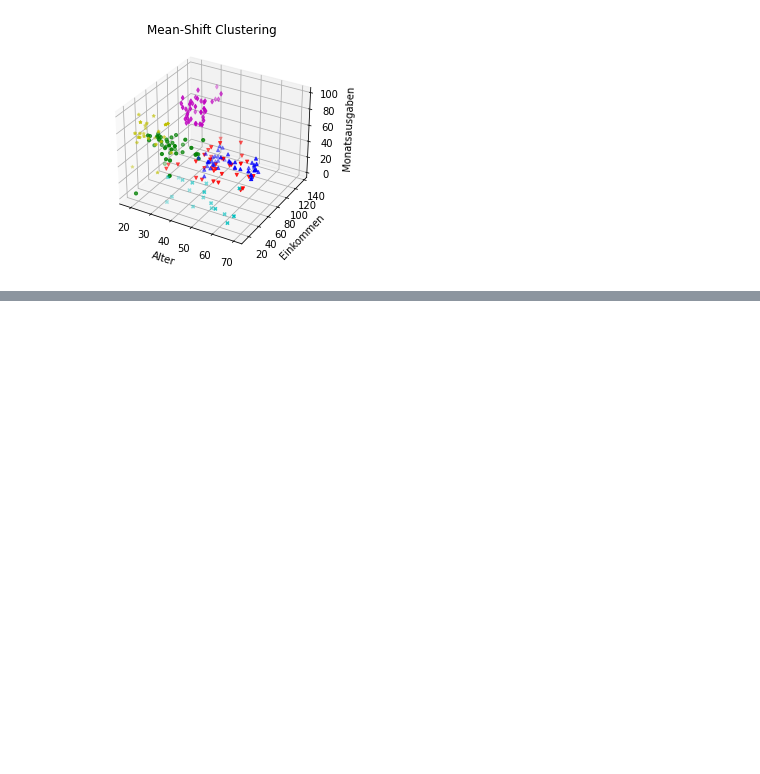
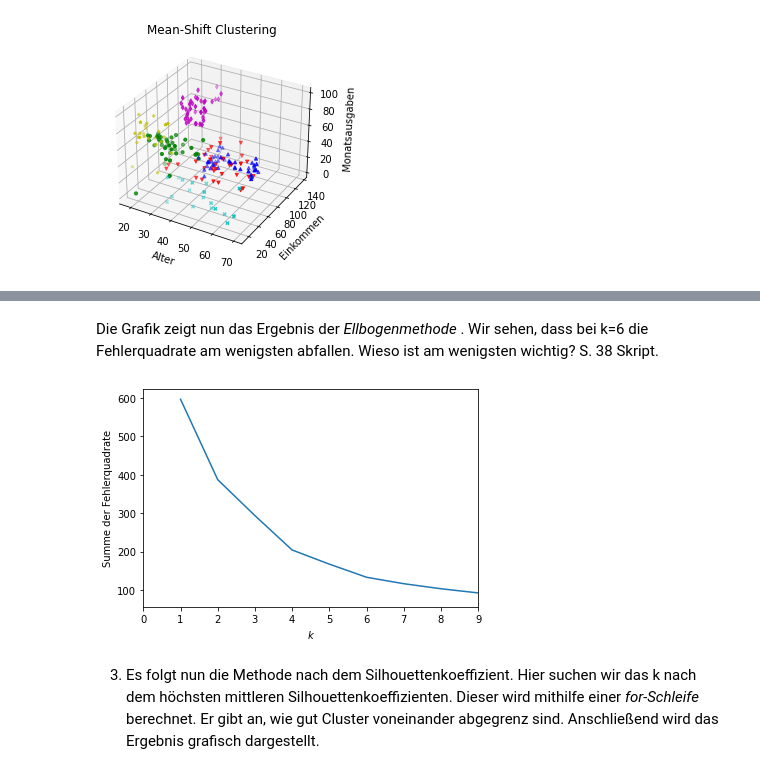
Before and after one commit to DeniseRekic/Notenbonus_CRM, a Jupyter notebook: Notenbonusprojekt.ipynb, the cells around one changed output, grey strips where cells are left out. Drawn from its saved outputs; the diff is of its cells as text; code cells hidden in the pictures; blank space fills up the shorter version.

```diff
--- a/Notenbonusprojekt.ipynb
+++ b/Notenbonusprojekt.ipynb
@@ -187,0 +237,27 @@ plt.show()
+# %%
+#Ellbogenmethode
+ss = []
+krange = list(range(1, 11)) #Hier einstellen, für welches Intervall die sum of squared errors berechnet werden soll
+for n in krange:
+    model = cluster.KMeans(n_clusters=n, random_state=10)
+    model.fit_predict(X)
+    cluster_assignments = model.labels_
+    centers = model.cluster_centers_
+    ss.append(np.sum((X - centers[cluster_assignments]) ** 2))
+# %% [markdown]
+Die Grafik zeigt nun das Ergebnis der _Ellbogenmethode_ . Wir sehen, dass bei k=6 die
+Fehlerquadrate am wenigsten abfallen.
+Wieso ist am wenigsten wichtig? S. 38 Skript.
+# %%
+plt.plot(krange, ss)
+plt.xlabel("$k$")
+plt.ylabel("Summe der Fehlerquadrate")
+plt.xlim(0,9)
+plt.show()  #k=6
+# %% [output]
+[figure, added]
+# %% [markdown]
+3. Es folgt nun die Methode nach dem Silhouettenkoeffizient. Hier suchen wir das k nach dem
+höchsten mittleren Silhouettenkoeffizienten. Dieser wird mithilfe einer _for-Schleife_
+berechnet. Er gibt an, wie gut Cluster voneinander abgegrenz sind.
+Anschließend wird das Ergebnis grafisch dargestellt.
```
Also changed, not shown: parts of 12 cells of this notebook.
